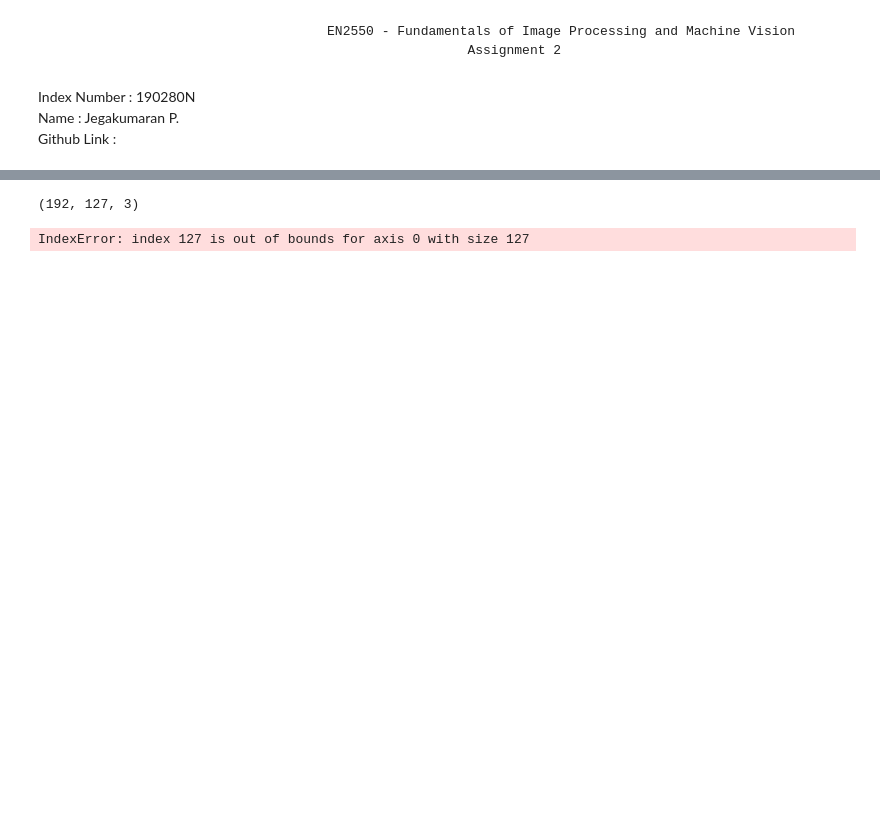
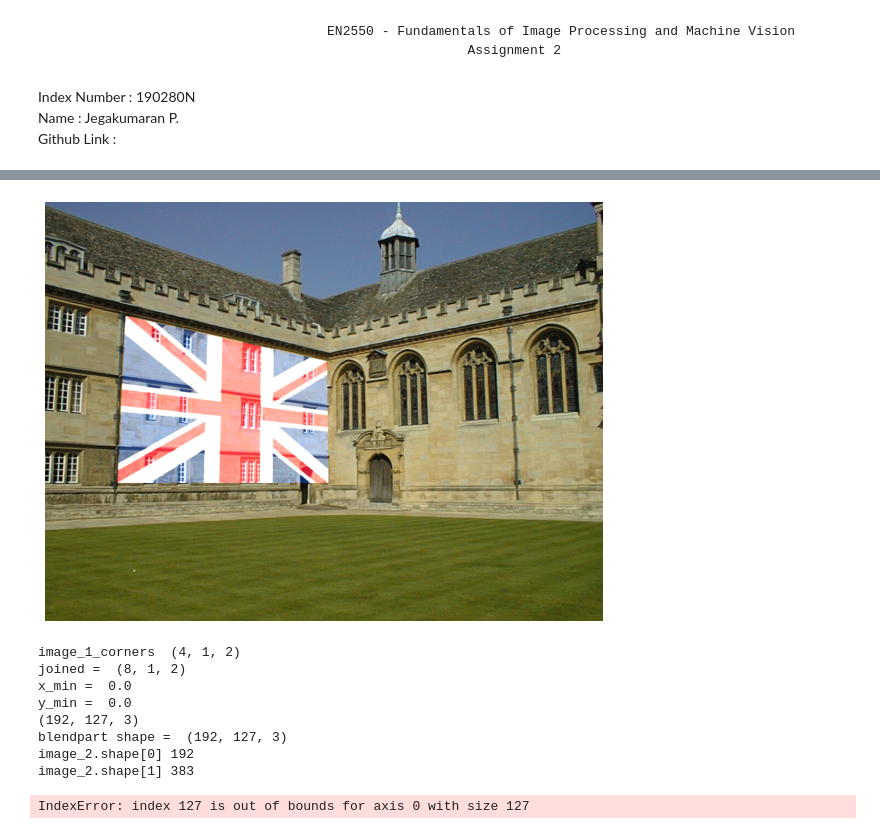
Before and after one commit to Poogitha/Codings, a Jupyter notebook: 190280N_a02.ipynb, the cells around one changed output, grey strips where cells are left out. Cells and saved outputs as stored; diff of their text form; code cells hidden in the pictures; blank space fills up the shorter version.

```diff
--- a/190280N_a02.ipynb
+++ b/190280N_a02.ipynb
@@ -140,0 +144,22 @@ plt.show()
+# %%
+def getImageCorners(image):
+    corners = np.zeros((4, 1, 2), dtype=np.float32)
+    (width, length, values) = image.shape
+    corners[0] = (0, 0)
+    corners[1] = (0, width)
+    corners[2] = (length, 0)
+    corners[3] = (length, width)
+    return corners
+rows,cols,ch = background.shape
+img = cv.imread(r"Images/Flag_of_the_United_Kingdom.svg.png",cv.IMREAD_ANYCOLOR)
+pts1=np.float32(getImageCorners(img))
+pts2 = np.float32([[149,209],[518, 292],[134,515],[520,515]]) # Change the coordinates here
+M = cv.getPerspectiveTransform(pts1,pts2)
+dst = cv.warpPerspective(img,M,(cols,rows))
+overlay = cv.add(background, dst)
+plt.figure(figsize=(10,10))
+plt.imshow(cv.cvtColor(overlay,cv.COLOR_BGR2RGB))
+plt.axis('off')
+plt.show()
+# %% [output]
+[figure, added]
@@ -193,9 +253,12 @@ def findHomography(image_1_kp, image_2_kp, matches):
 def blendImagePair(warped_image, image_2, point):
     output_image = np.copy(warped_image)
     blendpart = output_image[np.uint8(point[1]):,np.uint8(point[0]):]
+    print(np.shape(blendpart))
     blendpart = blendpart[:image_2.shape[0]+1, :image_2.shape[1]+1]
     blendedimage = image_2
-    print(np.shape(blendpart))
+    print('blendpart shape = ',np.shape(blendpart))
+    print('image_2.shape[0]',image_2.shape[0])
+    print('image_2.shape[1]',image_2.shape[1])
     for x in range(image_2.shape[0]):
         for y in range(image_2.shape[1]):
             if blendpart[x][y].any() != 0:
@@ -220,10 +283,10 @@ def warpImagePair(image_1, image_2, homography):
 
     #Transform the perspective image 1 corners
     image_1_corners = cv.perspectiveTransform(image_1_corners, homography)
-
+    print('image_1_corners ' ,np.shape(image_1_corners))
     #Join Corners into (8,1,2)
     joined = np.concatenate((image_1_corners, image_2_corners))
-
+    print('joined = ',np.shape(joined))
     #Find min/max values for X and Y values
     left = joined[:, :, :1]
     right = joined[:, :, 1:]
@@ -241,6 +304,8 @@ def warpImagePair(image_1, image_2, homography):
     #Warp Perspective
     vector = (np.uint8(x_max - x_min), np.uint8(y_max - y_min))
     warped_image = cv.warpPerspective(image_1, dotProduct,vector)
+    print('x_min = ',x_min)
+    print('y_min = ',y_min)
     output_image = blendImagePair(warped_image, image_2,(-1 * x_min, -1 * y_min))
     return output_image
 
@@ -254,7 +319,14 @@ plt.figure()
 plt.imshow(cv.cvtColor(result,cv.COLOR_BGR2RGB))
 plt.show()
 # %% [output]
+image_1_corners  (4, 1, 2)
+joined =  (8, 1, 2)
+x_min =  0.0
+y_min =  0.0
 (192, 127, 3)
+blendpart shape =  (192, 127, 3)
+image_2.shape[0] 192
+image_2.shape[1] 383
 IndexError: index 127 is out of bounds for axis 0 with size 127
 # %%
 import numpy as np
```
Also changed, not shown: parts of 7 cells of this notebook.
